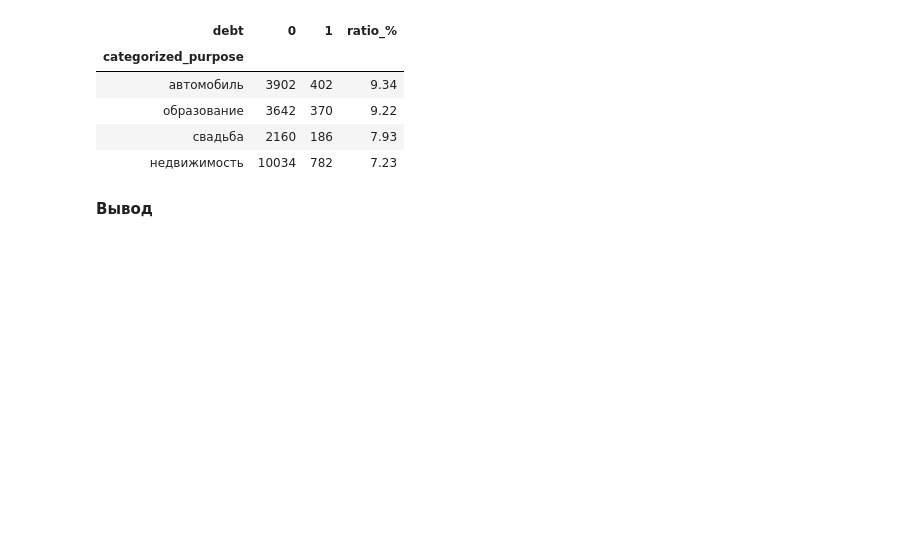
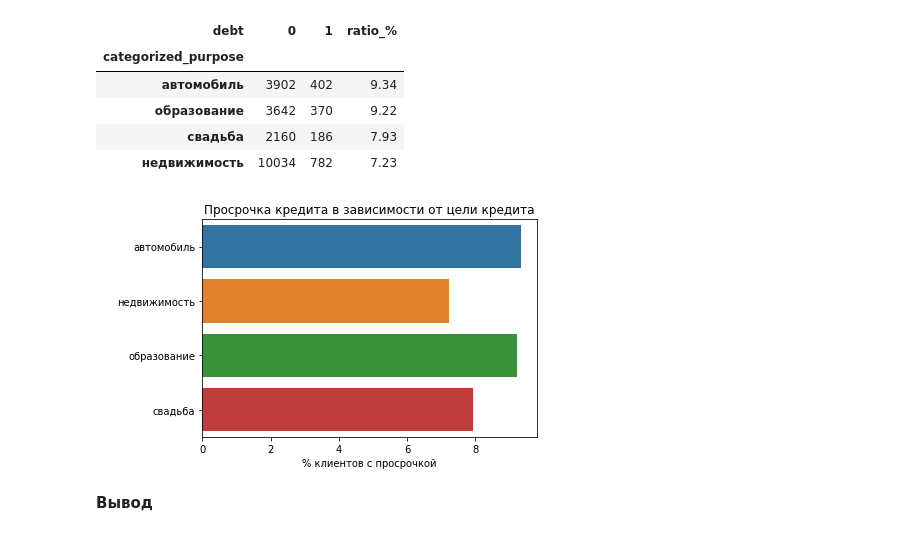
Before and after one commit to smetne/ya_praktikum, a Jupyter notebook: the reliability of borrowers/the_reliability_of_borrowers.ipynb, the cells around one changed output. Saved outputs shown, nothing was run; the diff lists cells and outputs as text; code cells hidden in the pictures; blank space fills up the shorter version.

```diff
--- a/the reliability of borrowers/the_reliability_of_borrowers.ipynb
+++ b/the reliability of borrowers/the_reliability_of_borrowers.ipynb
@@ -577,9 +492,11 @@ data_pivot_income.sort_values(by = 'ratio_%', ascending = False)
 *Создаем сводную таблицу по целям кредита и кредитной задолженности c подсчетом кол-ва в каждой и сохраняем в переменную, создаем новый столбец, в котором считаем отношение кол-ва клиентов с задолженностью по кредиту
 к общему кол-ву клиентов с кредитом, переводим в проценты и окургляем до 2-х знаков после запятой методом round.*
 # %%
-data_pivot_purpose = data.pivot_table(index='categorized_purpose', columns= 'debt', values='total_income', aggfunc='count')
-data_pivot_purpose['ratio_%'] = round(data_pivot_purpose[1] / (data_pivot_purpose[1]+data_pivot_purpose[0])*100, 2)
-data_pivot_purpose.sort_values(by = 'ratio_%', ascending = False)
+data_pivot_purpose = data.pivot_table(
+    index='categorized_purpose', columns='debt', values='total_income', aggfunc='count')
+data_pivot_purpose['ratio_%'] = round(
+    data_pivot_purpose[1] / (data_pivot_purpose[1]+data_pivot_purpose[0])*100, 2)
+data_pivot_purpose.sort_values(by='ratio_%', ascending=False)
 # %% [output]
 | debt | 0 | 1 | ratio_% |
 | categorized_purpose |  |  |  |
@@ -587,6 +504,16 @@ data_pivot_purpose.sort_values(by = 'ratio_%', ascending = False)
 | образование | 3642 | 370 | 9.22 |
 | свадьба | 2160 | 186 | 7.93 |
 | недвижимость | 10034 | 782 | 7.23 |
+# %%
+sns.barplot(x='ratio_%',
+            y=data_pivot_purpose.index,
+            data=data_pivot_purpose)
+plt.title('Просрочка кредита в зависимости от цели кредита')
+plt.xlabel("% клиентов с просрочкой")
+plt.ylabel(" ")
+plt.show()
+# %% [output]
+[figure, added]
 # %% [markdown]
 **Вывод**
 # %% [markdown]
```
Also changed, not shown: parts of 74 cells of this notebook.
